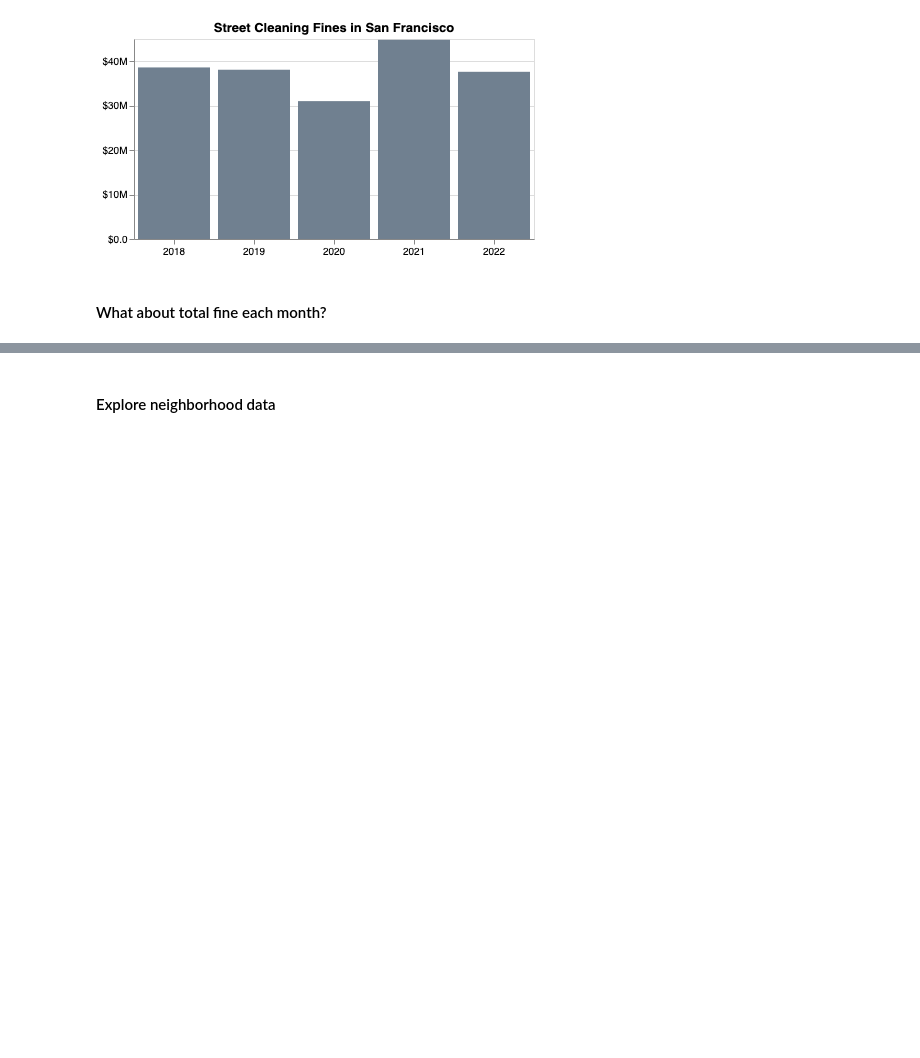
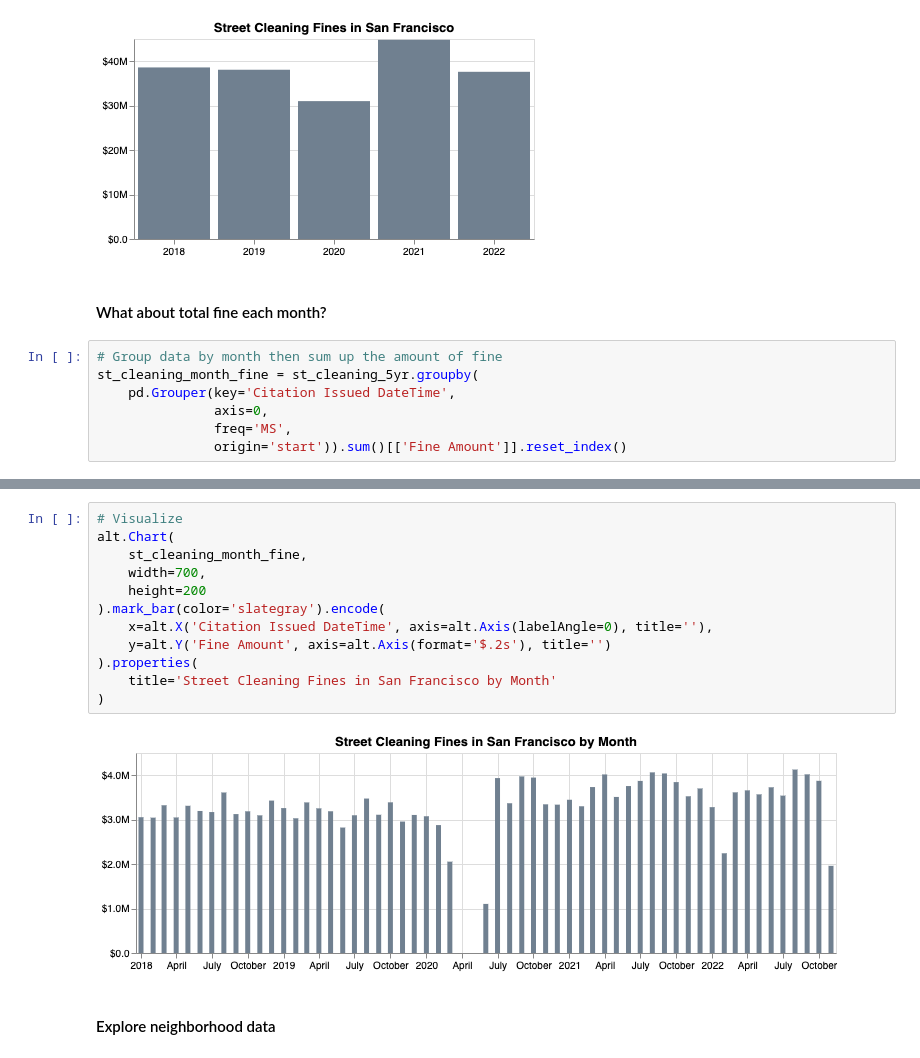
Before and after one commit to jiyuntsai/sf-parking-citation, a Jupyter notebook: 02_st-cleaning-5yr.ipynb, the cells around one changed output, grey strips where cells are left out. Drawn from its saved outputs; the diff is of its cells as text; blank space fills up the shorter version.

Commit message:
Add analysis of total fine each month

```diff
--- a/02_st-cleaning-5yr.ipynb
+++ b/02_st-cleaning-5yr.ipynb
@@ -314,3 +314,10 @@ alt.Chart(
 [figure]
 # %% [markdown]
 #### What about total fine each month?
+# %%
+# Group data by month then sum up the amount of fine
+st_cleaning_month_fine = st_cleaning_5yr.groupby(
+    pd.Grouper(key='Citation Issued DateTime',
+               axis=0,
+               freq='MS',
+               origin='start')).sum()[['Fine Amount']].reset_index()
@@ -317,3 +344,17 @@ alt.Chart(
+# %%
+# Visualize
+alt.Chart(
+    st_cleaning_month_fine,
+    width=700,
+    height=200
+).mark_bar(color='slategray').encode(
+    x=alt.X('Citation Issued DateTime', axis=alt.Axis(labelAngle=0), title=''),
+    y=alt.Y('Fine Amount', axis=alt.Axis(format='$.2s'), title='')
+).properties(
+    title='Street Cleaning Fines in San Francisco by Month'
+)
+# %% [output]
+[figure, added]
 # %% [markdown]
 #### Explore neighborhood data
 # %%
```
Also changed, not shown: parts of 1 cell of this notebook.
